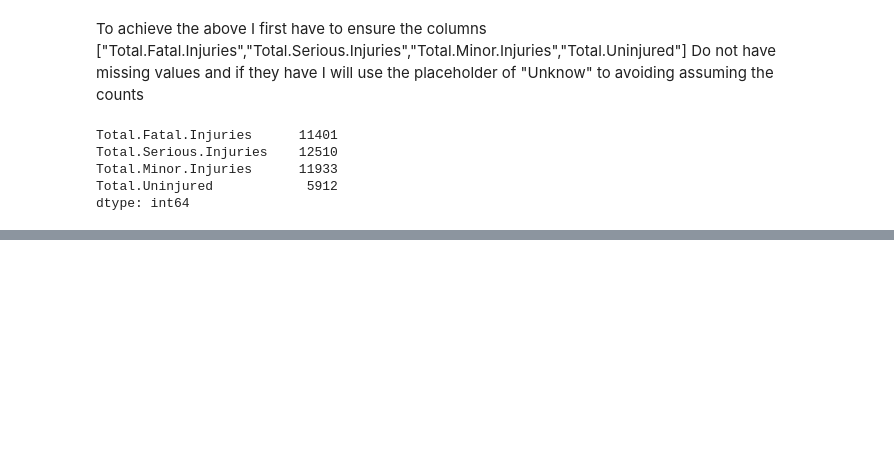
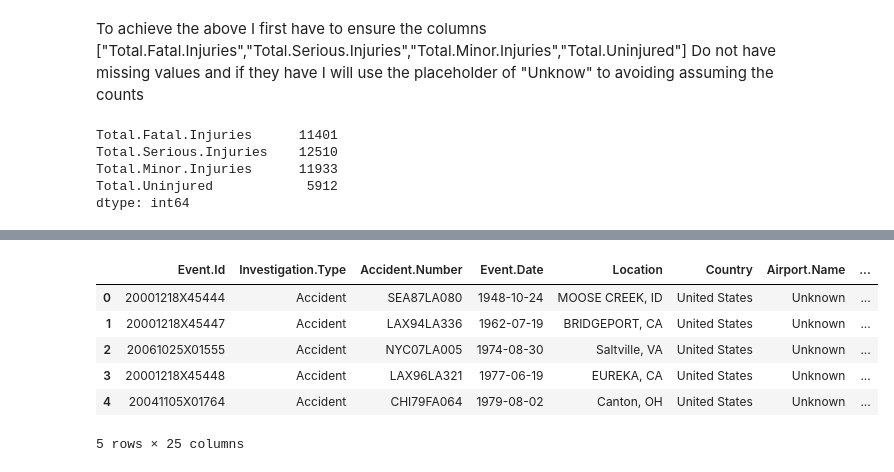
Before and after one commit to FAITHKAMANDE/AviData-Analytics, a Jupyter notebook: NoteBook.ipynb, the cells around one changed output, grey strips where cells are left out. Cells and saved outputs as stored; diff of their text form; code cells hidden in the pictures; blank space fills up the shorter version.

```diff
--- a/NoteBook.ipynb
+++ b/NoteBook.ipynb
@@ -285,0 +562,4 @@ The above code prints the sum of all the missing values in the columns I am work
+# %%
+#Calculating the dates gap
+avidatacopy["gap"]= (avidatacopy["Publication.Date"] - avidatacopy["Event.Date"]).dt.days
+avidatacopy["gap"]
@@ -285,0 +589,4 @@ The above code prints the sum of all the missing values in the columns I am work
+# %%
+#The average time it takes from when an event happens to when its publicated
+average_gap = avidatacopy["gap"].mean()  # Mean gap in days
+print(f"Average gap between Event and Publication: {average_gap} days")
@@ -285,0 +595,4 @@ The above code prints the sum of all the missing values in the columns I am work
+# %%
+# Using the average days to fill in the missing values in the publication date column
+missing_dates = avidatacopy["Publication.Date"].isna()
+avidatacopy.loc[missing_dates, "Publication.Date"] = avidatacopy["Event.Date"] + pd.Timedelta(days=average_gap)
@@ -285,0 +603,3 @@ The above code prints the sum of all the missing values in the columns I am work
+# %%
+# Dropping the gap column after filling the missing values
+avidatacopy.drop(columns=["gap"], inplace=True)
@@ -285,0 +655,10 @@ The above code prints the sum of all the missing values in the columns I am work
+# %%
+avidatacopy.head()
+# %% [output]
+|  | Event.Id | Investigation.Type | Accident.Number | Event.Date | Location | Country | Airport.Name | ... |
+| 0 | 20001218X45444 | Accident | SEA87LA080 | 1948-10-24 | MOOSE CREEK, ID | United States | Unknown | ... |
+| 1 | 20001218X45447 | Accident | LAX94LA336 | 1962-07-19 | BRIDGEPORT, CA | United States | Unknown | ... |
+| 2 | 20061025X01555 | Accident | NYC07LA005 | 1974-08-30 | Saltville, VA | United States | Unknown | ... |
+| 3 | 20001218X45448 | Accident | LAX96LA321 | 1977-06-19 | EUREKA, CA | United States | Unknown | ... |
+| 4 | 20041105X01764 | Accident | CHI79FA064 | 1979-08-02 | Canton, OH | United States | Unknown | ... |
+5 rows × 25 columns
```
Also changed, not shown: parts of 53 cells of this notebook.
